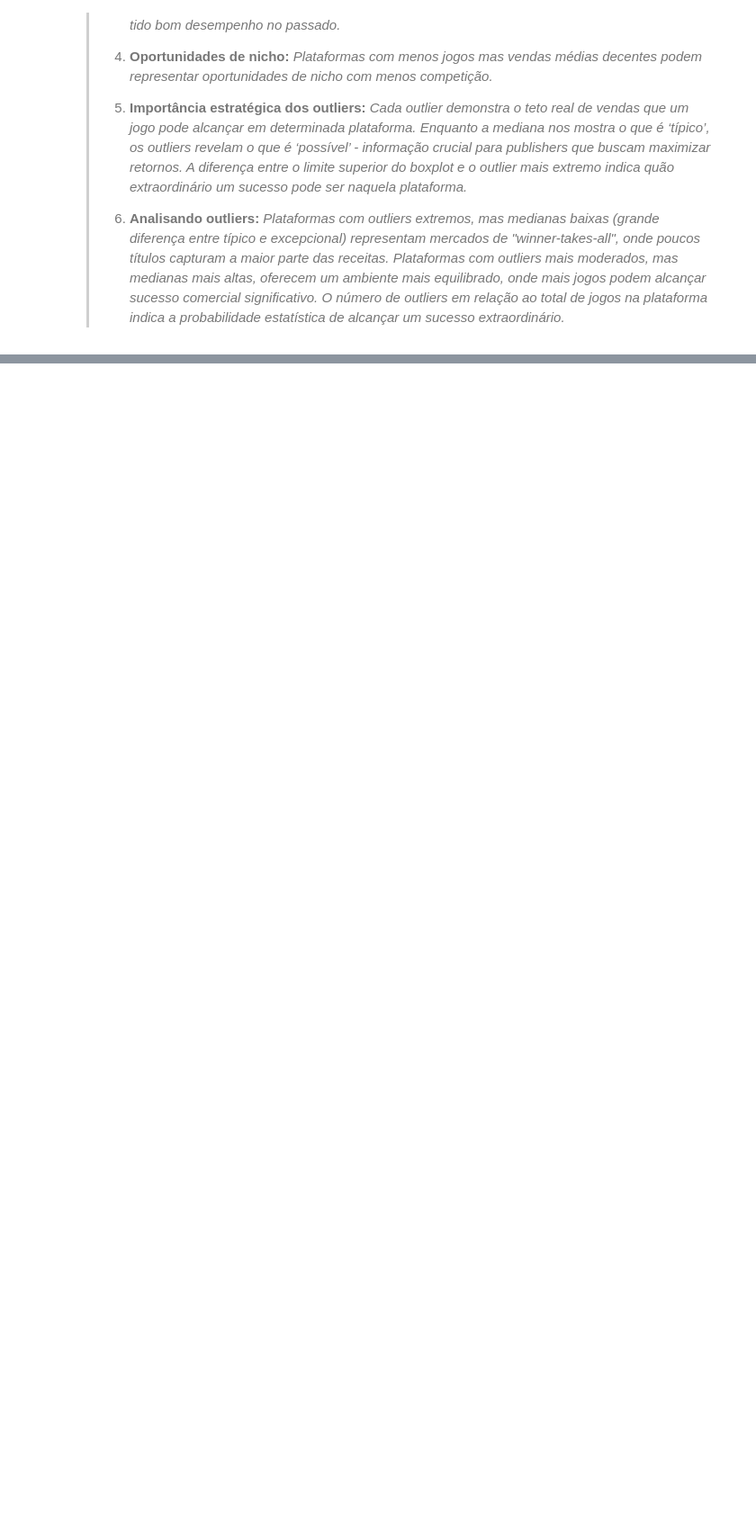
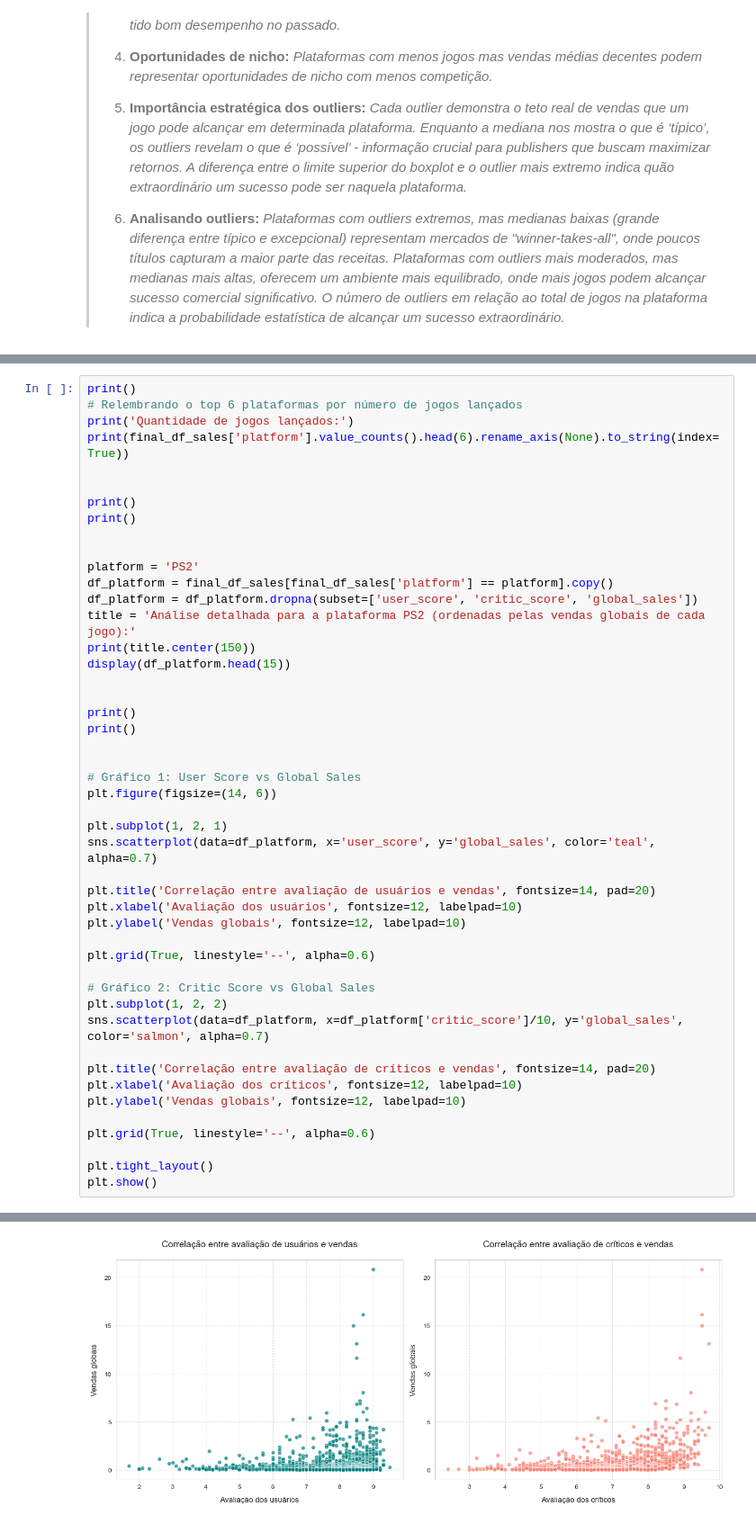
Before and after one commit to raimirsilva/Ice-games-sales-analysis, a Jupyter notebook: Ice_games_analysis.ipynb, the cells around one changed output, grey strips where cells are left out. Shown at 90% size. Cells and saved outputs as stored; diff of their text form; blank space fills up the shorter version.

Commit message:
Tabela e gráfico de análise de correlação

```diff
--- a/Ice_games_analysis.ipynb
+++ b/Ice_games_analysis.ipynb
@@ -802,0 +806,48 @@ Plataformas com maior presença de outliers (diferença entre média e mediana):
+# %%
+print()
+# Relembrando o top 6 plataformas por número de jogos lançados
+print('Quantidade de jogos lançados:')
+print(final_df_sales['platform'].value_counts().head(6).rename_axis(None).to_string(index=True))
+
+
+print()
+print()
+
+
+platform = 'PS2'
+df_platform = final_df_sales[final_df_sales['platform'] == platform].copy()
+df_platform = df_platform.dropna(subset=['user_score', 'critic_score', 'global_sales'])
+title = 'Análise detalhada para a plataforma PS2 (ordenadas pelas vendas globais de cada jogo):'
+print(title.center(150))
+display(df_platform.head(15))
+
+
+print()
+print()
+
+
+# Gráfico 1: User Score vs Global Sales
+plt.figure(figsize=(14, 6))
+
+plt.subplot(1, 2, 1)
+sns.scatterplot(data=df_platform, x='user_score', y='global_sales', color='teal', alpha=0.7)
+
+plt.title('Correlação entre avaliação de usuários e vendas', fontsize=14, pad=20)
+plt.xlabel('Avaliação dos usuários', fontsize=12, labelpad=10)
+plt.ylabel('Vendas globais', fontsize=12, labelpad=10)
+
+plt.grid(True, linestyle='--', alpha=0.6)
+
+# Gráfico 2: Critic Score vs Global Sales
+plt.subplot(1, 2, 2)
+sns.scatterplot(data=df_platform, x=df_platform['critic_score']/10, y='global_sales', color='salmon', alpha=0.7)
+
+plt.title('Correlação entre avaliação de críticos e vendas', fontsize=14, pad=20)
+plt.xlabel('Avaliação dos críticos', fontsize=12, labelpad=10)
+plt.ylabel('Vendas globais', fontsize=12, labelpad=10)
+
+plt.grid(True, linestyle='--', alpha=0.6)
+
+plt.tight_layout()
+plt.show()
+# %% [output]
@@ -802,0 +880 @@ Plataformas com maior presença de outliers (diferença entre média e mediana):
+[figure, added]
```
Also changed, not shown: parts of 9 cells of this notebook.
